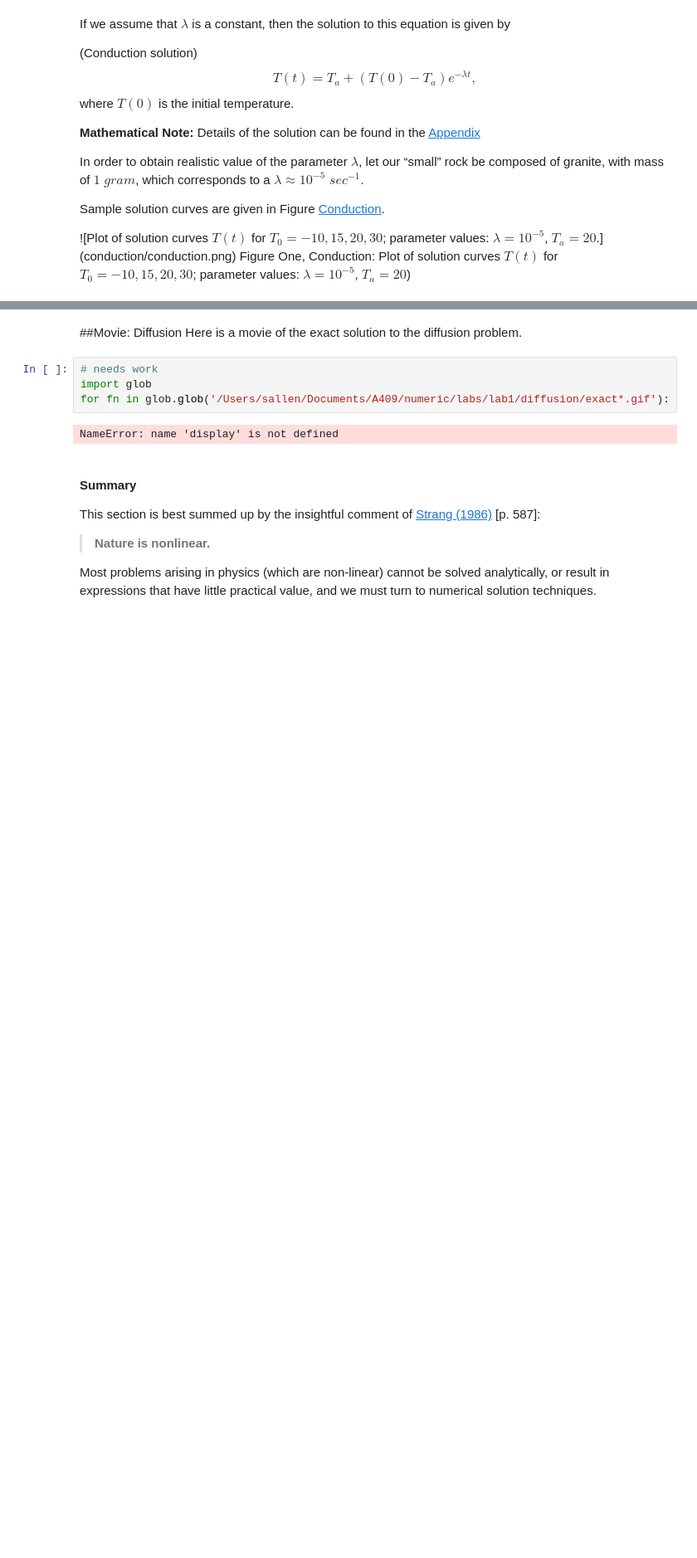
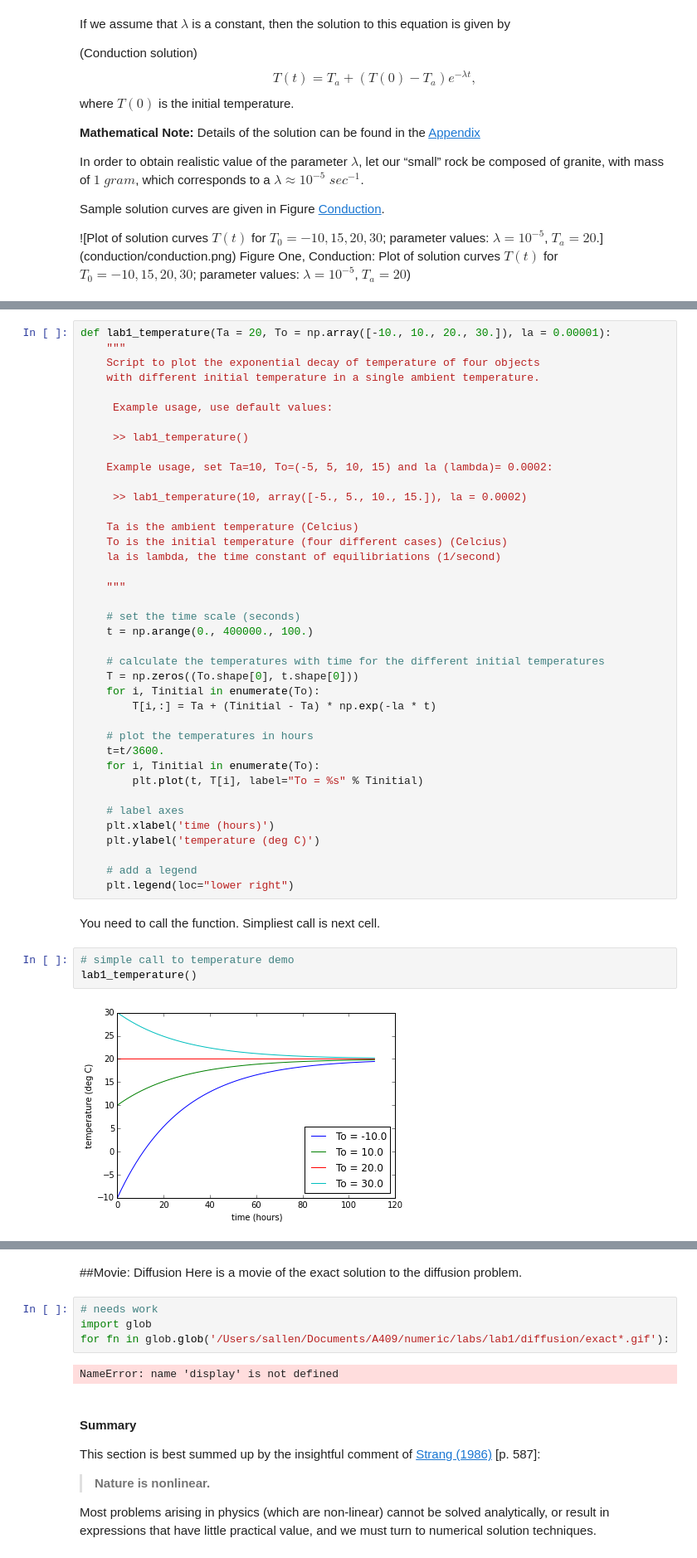
Before and after one commit to tjarnikova/numeric, a Jupyter notebook: lab1/Lab 1.ipynb, the cells around one changed output, grey strips where cells are left out. Shown at 83% size. Saved outputs shown, nothing was run; the diff lists cells and outputs as text; blank space fills up the shorter version.

Commit message:
First Demo now implemented and tested.

```diff
--- a/lab1/Lab 1.ipynb
+++ b/lab1/Lab 1.ipynb
@@ -217 +231,47 @@ values: $\lambda=10^{-5}$, $T_a=20$)
+# %%
+def lab1_temperature(Ta = 20, To = np.array([-10., 10., 20., 30.]), la = 0.00001):
+    """
+    Script to plot the exponential decay of temperature of four objects
+    with different initial temperature in a single ambient temperature.
+
+     Example usage, use default values:
+
+     >> lab1_temperature()
+
+    Example usage, set Ta=10, To=(-5, 5, 10, 15) and la (lambda)= 0.0002:
+
+     >> lab1_temperature(10, array([-5., 5., 10., 15.]), la = 0.0002)
+
+    Ta is the ambient temperature (Celcius)
+    To is the initial temperature (four different cases) (Celcius)
+    la is lambda, the time constant of equilibriations (1/second)
+
+    """
+
+    # set the time scale (seconds)
+    t = np.arange(0., 400000., 100.)
+
+    # calculate the temperatures with time for the different initial temperatures
+    T = np.zeros((To.shape[0], t.shape[0]))
+    for i, Tinitial in enumerate(To):
+        T[i,:] = Ta + (Tinitial - Ta) * np.exp(-la * t)
+
+    # plot the temperatures in hours
+    t=t/3600.
+    for i, Tinitial in enumerate(To):
+        plt.plot(t, T[i], label="To = %s" % Tinitial)
+
+    # label axes
+    plt.xlabel('time (hours)')
+    plt.ylabel('temperature (deg C)')
+
+    # add a legend
+    plt.legend(loc="lower right")
+# %% [markdown]
+You need to call the function. Simpliest call is next cell.
+# %%
+# simple call to temperature demo
+lab1_temperature()
+# %% [output]
+[figure, added]
 # %% [markdown]
```
Also changed, not shown: parts of 8 cells of this notebook.
